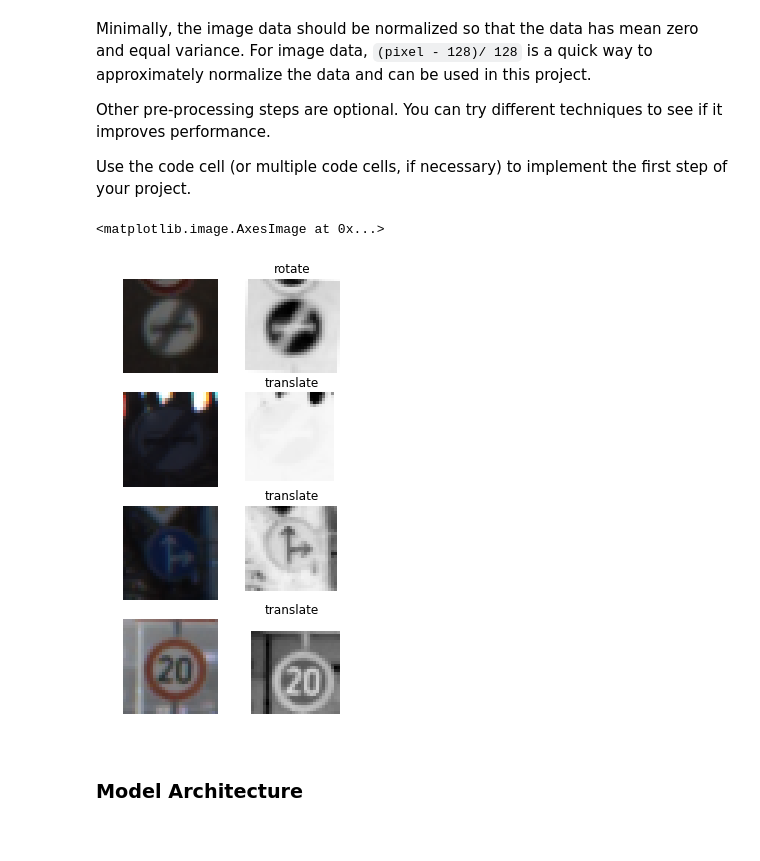
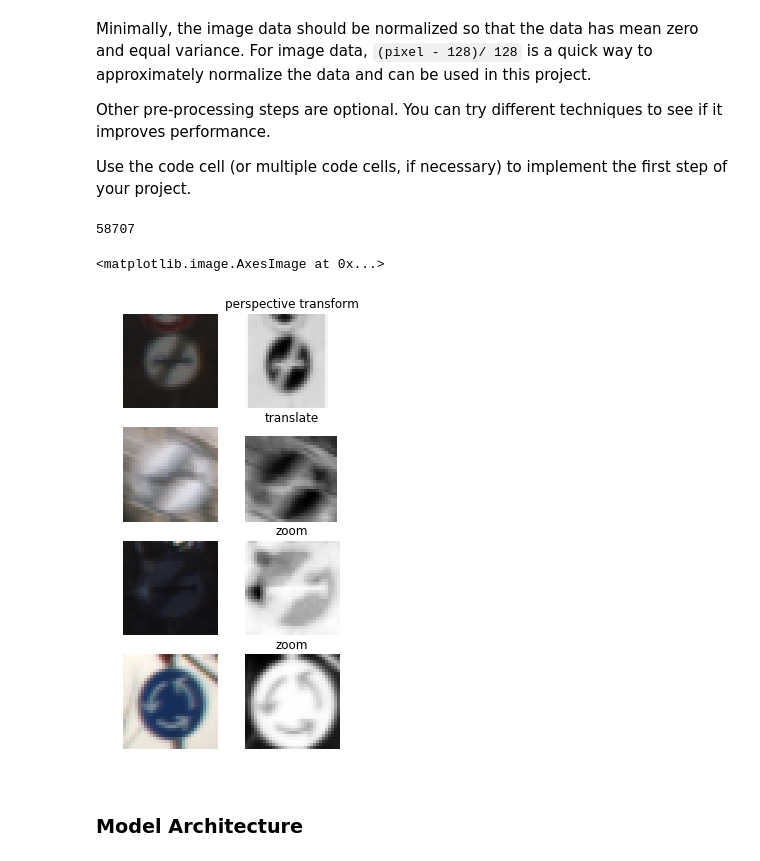
Before and after one commit to nickpoerio/CarND-Traffic-Sign-Classifier-Project, a Jupyter notebook: Traffic_Sign_Classifier.ipynb, the cells around one changed output. Drawn from its saved outputs; the diff is of its cells as text; code cells hidden in the pictures.

Commit message:
review augment

```diff
--- a/Traffic_Sign_Classifier.ipynb
+++ b/Traffic_Sign_Classifier.ipynb
@@ -273,43 +279,69 @@ class ImgAug:
-# %%
-#augmentation of the training set
-X_train_aug = np.zeros(X_train_n.shape)
-cho=np.zeros((len(X_train_n),1))
-cho_str = ['translate', 'rotate', 'perspective transform', 'brightness change']
-for i in range(n_train):
-    X_train_aug[i],cho[i]=ImgAug().rnd_aug2(X_train_n[i])
+# %%
+#augmentation of the training set: max 4 times for the less numerous classes
+ntimes=4
+X_train_aug = np.repeat(np.zeros(X_train_n.shape),ntimes+1,axis=0)
+y_train_aug = np.repeat(np.zeros(y_train.shape),ntimes+1,axis=0)
+cho=np.zeros(y_train_aug.shape)
+ori_idx=np.zeros(y_train_aug.shape)
+np.random.seed(0)
+#calulating the ratio between each class numerosity and the one with maximum occurrence
+n_aug=np.histogram(y_train,bins=n_classes)[0]
+n_aug=np.int32(np.floor(max(n_aug)/np.array(n_aug)))
+#
+cho_str = ['translate', 'rotate', 'perspective transform', 'zoom']
+count=0
+for i in range(n_train):
+    for n in range(np.minimum(ntimes,n_aug[y_train[i]])):
+        X_tmp,cho_tmp=ImgAug().rnd_aug2(X_train_n[i])
+        X_train_aug[count]=X_tmp
+        y_train_aug[count]=y_train[i]
+        cho[count]=cho_tmp
+        ori_idx[count]=i
+        count+=1
+X_train_aug = X_train_aug[:count]
+y_train_aug = y_train_aug[:count]
+cho = cho[:count]
+ori_idx = ori_idx[:count]
+print(count)
+# %% [output]
+58707
 # %%
 plt.figure(figsize=(4,8))
 plt.subplot(4,2,1)
 plt.axis('off')
-plt.imshow(X_train[10])
+idx=10
+plt.imshow(X_train[np.int32(ori_idx[idx])])
 plt.subplot(4,2,2)
 plt.axis('off')
-plt.title(cho_str[np.int(cho[10])])
-plt.imshow(X_train_aug[10],cmap='Greys')
+plt.title(cho_str[np.int(cho[idx])])
+plt.imshow(X_train_aug[idx],cmap='Greys')
 plt.subplot(4,2,3)
 plt.axis('off')
-plt.imshow(X_train[205])
+idx=230
+plt.imshow(X_train[np.int32(ori_idx[idx])])
 plt.subplot(4,2,4)
 plt.axis('off')
-plt.title(cho_str[np.int(cho[205])])
-plt.imshow(X_train_aug[205],cmap='Greys')
+plt.title(cho_str[np.int(cho[idx])])
+plt.imshow(X_train_aug[idx],cmap='Greys')
 plt.subplot(4,2,5)
 plt.axis('off')
-plt.imshow(X_train[1003])
+idx=800
+plt.imshow(X_train[np.int32(ori_idx[idx])])
 plt.subplot(4,2,6)
 plt.axis('off')
-plt.title(cho_str[np.int(cho[1003])])
-plt.imshow(X_train_aug[1003],cmap='Greys')
+plt.title(cho_str[np.int(cho[idx])])
+plt.imshow(X_train_aug[idx],cmap='Greys')
 plt.subplot(4,2,7)
 plt.axis('off')
-plt.imshow(X_train[10003])
+idx=9600
+plt.imshow(X_train[np.int32(ori_idx[idx])])
 plt.subplot(4,2,8)
 plt.axis('off')
-plt.title(cho_str[np.int(cho[10003])])
-plt.imshow(X_train_aug[10003],cmap='Greys')
+plt.title(cho_str[np.int(cho[idx])])
+plt.imshow(X_train_aug[idx],cmap='Greys')
 # %% [output]
 <matplotlib.image.AxesImage at 0x...>
-[figure, old version]
+[figure, new version]
 # %%
 from sklearn.utils import shuffle
 
```
Also changed, not shown: parts of 4 cells of this notebook.
